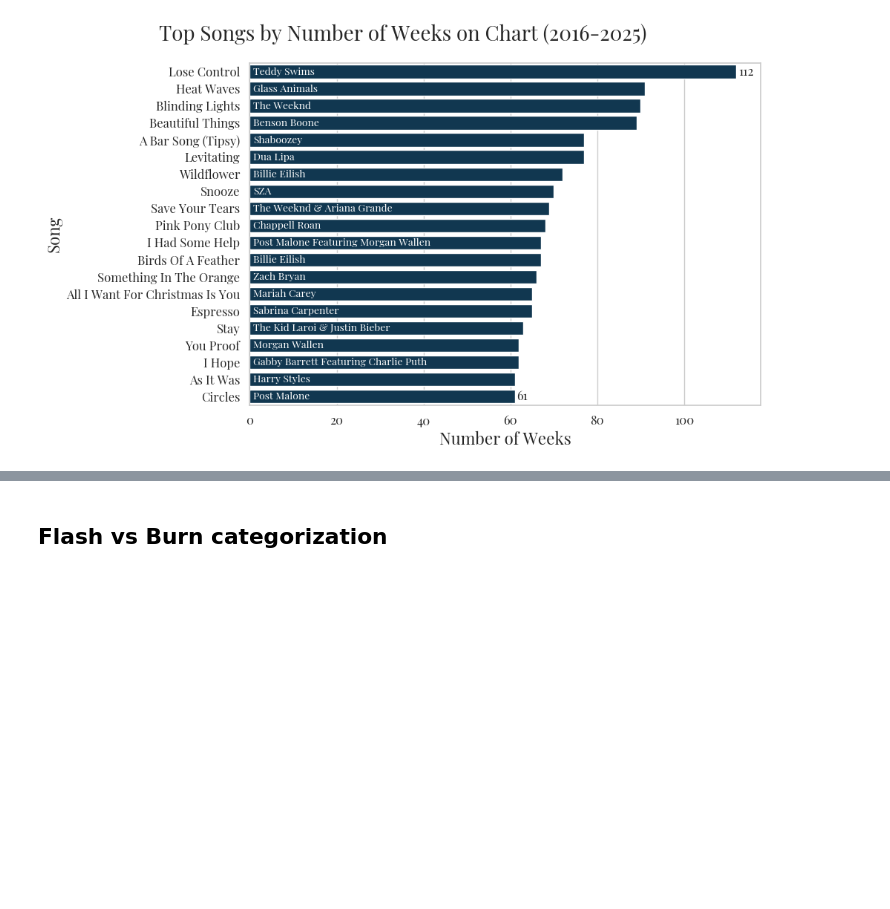
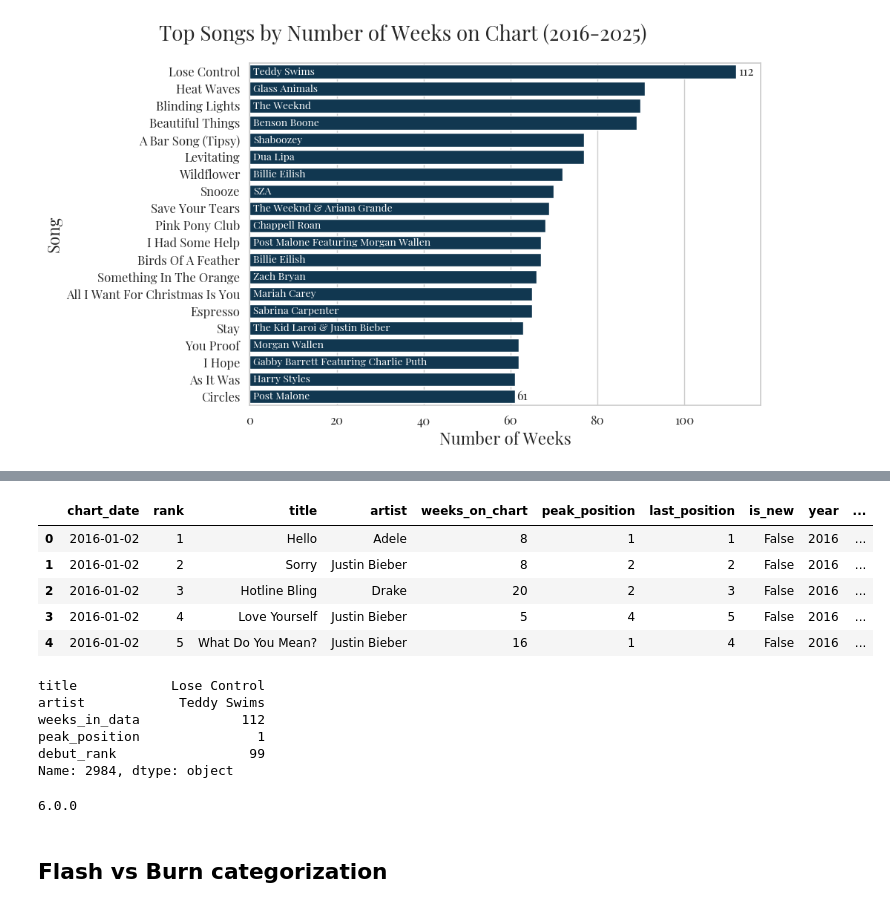
Before and after one commit to rvt9bx/dsan5200-project, a Jupyter notebook: scripts/viz.ipynb, the cells around one changed output, grey strips where cells are left out. Cells and saved outputs as stored; diff of their text form; code cells hidden in the pictures; blank space fills up the shorter version.

```diff
--- a/scripts/viz.ipynb
+++ b/scripts/viz.ipynb
@@ -234,3 +281,26 @@ song_counts
+# %%
+df.head()
+# %% [output]
+|  | chart_date | rank | title | artist | weeks_on_chart | peak_position | last_position | is_new | year | ... |
+| 0 | 2016-01-02 | 1 | Hello | Adele | 8 | 1 | 1 | False | 2016 | ... |
+| 1 | 2016-01-02 | 2 | Sorry | Justin Bieber | 8 | 2 | 2 | False | 2016 | ... |
+| 2 | 2016-01-02 | 3 | Hotline Bling | Drake | 20 | 2 | 3 | False | 2016 | ... |
+| 3 | 2016-01-02 | 4 | Love Yourself | Justin Bieber | 5 | 4 | 5 | False | 2016 | ... |
+| 4 | 2016-01-02 | 5 | What Do You Mean? | Justin Bieber | 16 | 1 | 4 | False | 2016 | ... |
+# %%
+default_song = df_song_rank.sort_values("weeks_in_data", ascending=False).iloc[0]
+default_song
+# %% [output]
+title            Lose Control
+artist            Teddy Swims
+weeks_in_data             112
+peak_position               1
+debut_rank                 99
+Name: 2984, dtype: object
+# %%
+print(alt.__version__)
+# %% [output]
+6.0.0
 # %% [markdown]
 ## Flash vs Burn categorization
 # %%
```
Also changed, not shown: parts of 8 cells of this notebook, 4 other files.
